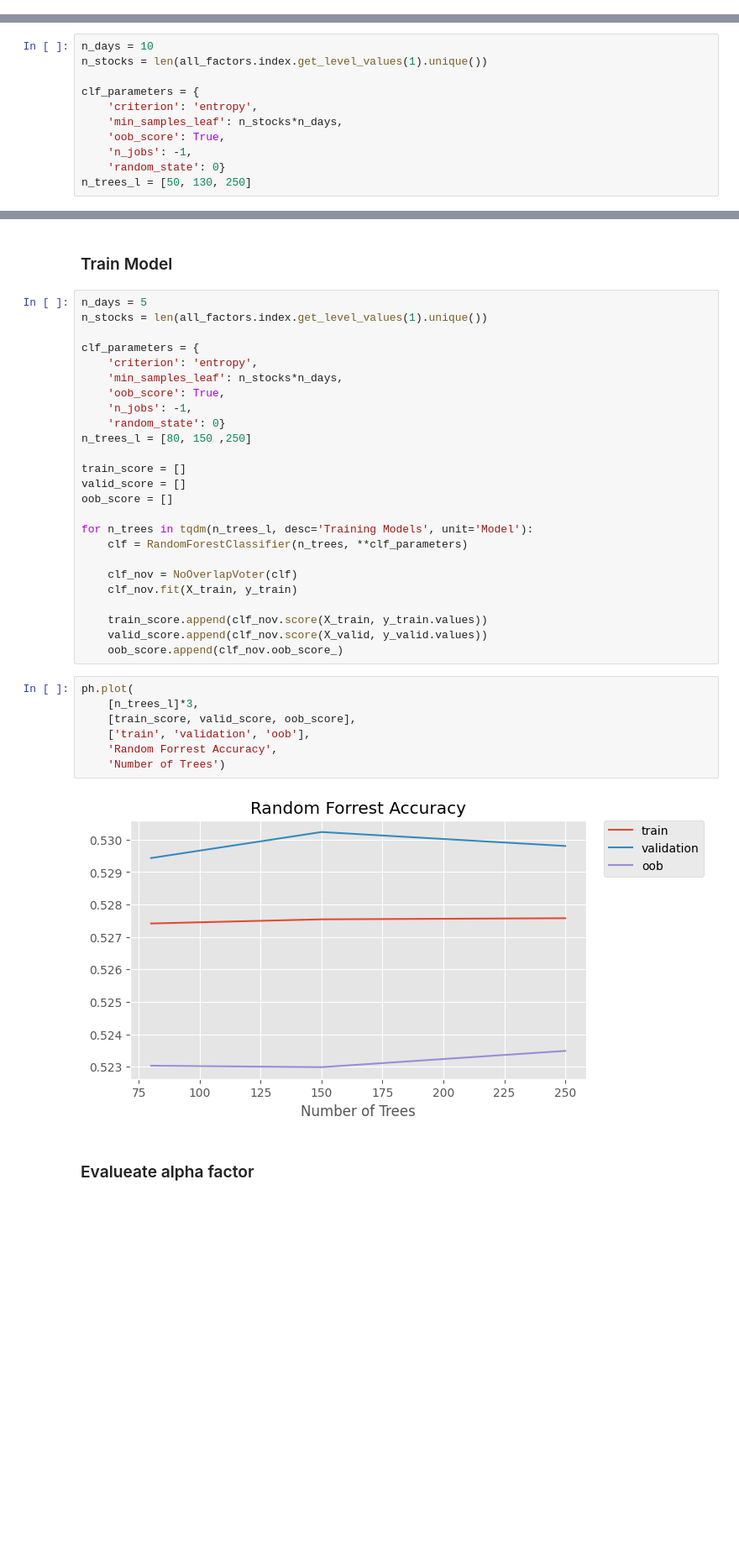
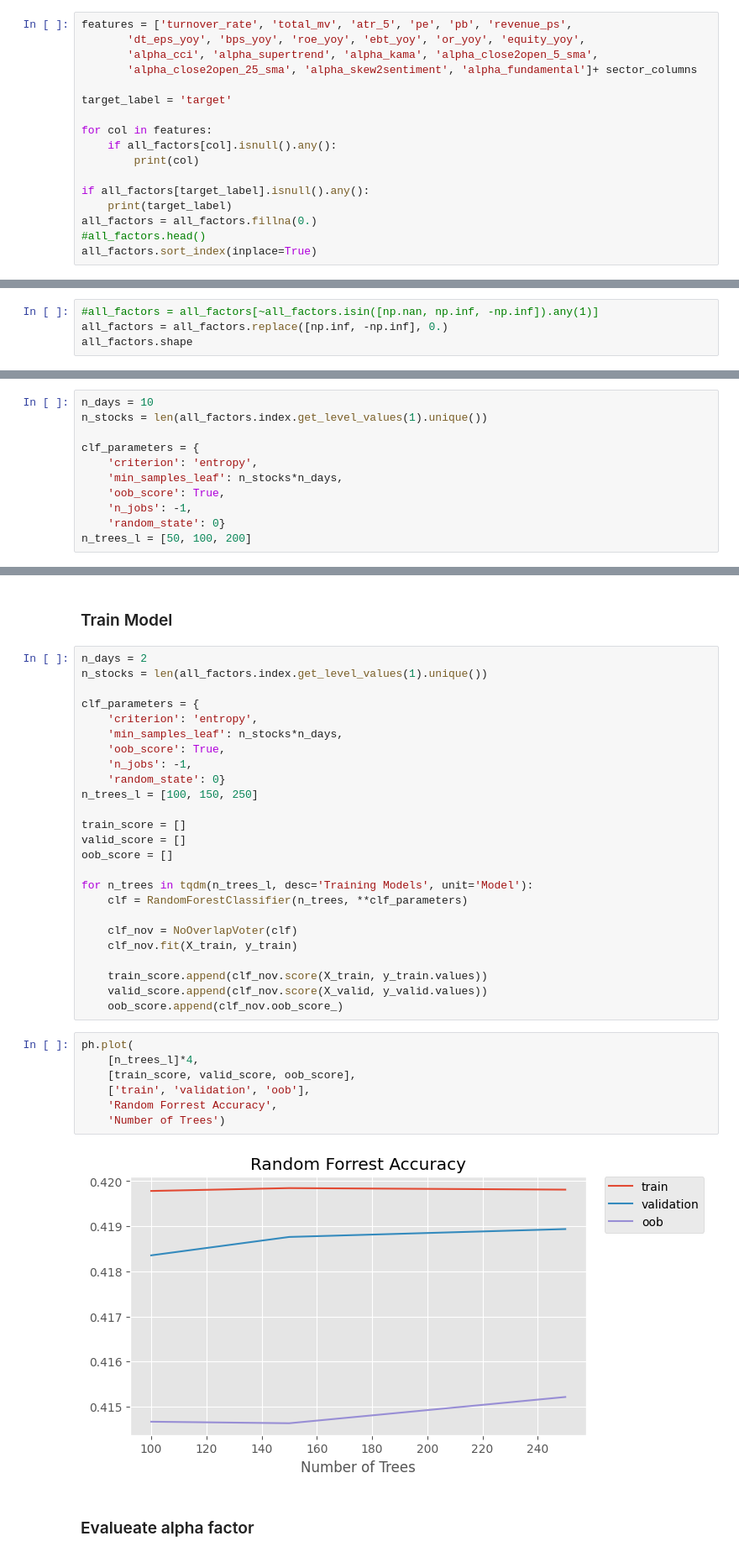
Before and after one commit to JiaRuiming-1/AI-Trading, a Jupyter notebook: P7_Backtesting/RandomForest_Combine_Factor.ipynb, the cells around one changed output, grey strips where cells are left out. Shown at 84% size. Drawn from its saved outputs; the diff is of its cells as text; blank space fills up the shorter version.

```diff
--- a/P7_Backtesting/RandomForest_Combine_Factor.ipynb
+++ b/P7_Backtesting/RandomForest_Combine_Factor.ipynb
@@ -122,3 +127,20 @@ ph.IID_check(tmp)
 # %% [markdown]
 ### Train/Valid/Test Splits
 Split the data into a train, validation, and test set. For this, we'll use some of the features and the 5 day returns for our target.
+# %%
+features = ['turnover_rate', 'total_mv', 'atr_5', 'pe', 'pb', 'revenue_ps',
+       'dt_eps_yoy', 'bps_yoy', 'roe_yoy', 'ebt_yoy', 'or_yoy', 'equity_yoy',
+       'alpha_cci', 'alpha_supertrend', 'alpha_kama', 'alpha_close2open_5_sma',
+       'alpha_close2open_25_sma', 'alpha_skew2sentiment', 'alpha_fundamental']+ sector_columns
+
+target_label = 'target'
+
+for col in features:
+    if all_factors[col].isnull().any():
+        print(col)
+
+if all_factors[target_label].isnull().any():
+    print(target_label)
+all_factors = all_factors.fillna(0.)
+#all_factors.head()
+all_factors.sort_index(inplace=True)
@@ -124,0 +149,4 @@ Split the data into a train, validation, and test set. For this, we'll use some
+# %%
+#all_factors = all_factors[~all_factors.isin([np.nan, np.inf, -np.inf]).any(1)]
+all_factors = all_factors.replace([np.inf, -np.inf], 0.)
+all_factors.shape
@@ -158,7 +184,7 @@ clf_parameters = {
     'oob_score': True,
     'n_jobs': -1,
     'random_state': 0}
-n_trees_l = [50, 130, 250]
+n_trees_l = [50, 100, 200]
 # %% [markdown]
 ### Pick Important Features by Random Forest
 # %%
@@ -277,7 +312,7 @@ class NoOverlapVoter(VotingClassifier):
 # %% [markdown]
 ### Train Model
 # %%
-n_days = 5
+n_days = 2
 n_stocks = len(all_factors.index.get_level_values(1).unique())
 
 clf_parameters = {
@@ -286,7 +321,7 @@ clf_parameters = {
     'oob_score': True,
     'n_jobs': -1,
     'random_state': 0}
-n_trees_l = [80, 150 ,250]
+n_trees_l = [100, 150, 250]
 
 train_score = []
 valid_score = []
@@ -303,13 +338,13 @@ for n_trees in tqdm(n_trees_l, desc='Training Models', unit='Model'):
     oob_score.append(clf_nov.oob_score_)
 # %%
 ph.plot(
-    [n_trees_l]*3,
+    [n_trees_l]*4,
     [train_score, valid_score, oob_score],
     ['train', 'validation', 'oob'],
     'Random Forrest Accuracy',
     'Number of Trees')
 # %% [output]
-[figure, old version]
+[figure, new version]
 # %% [markdown]
 ### Evalueate alpha factor
 # %%
```
Also changed, not shown: parts of 24 cells of this notebook.
